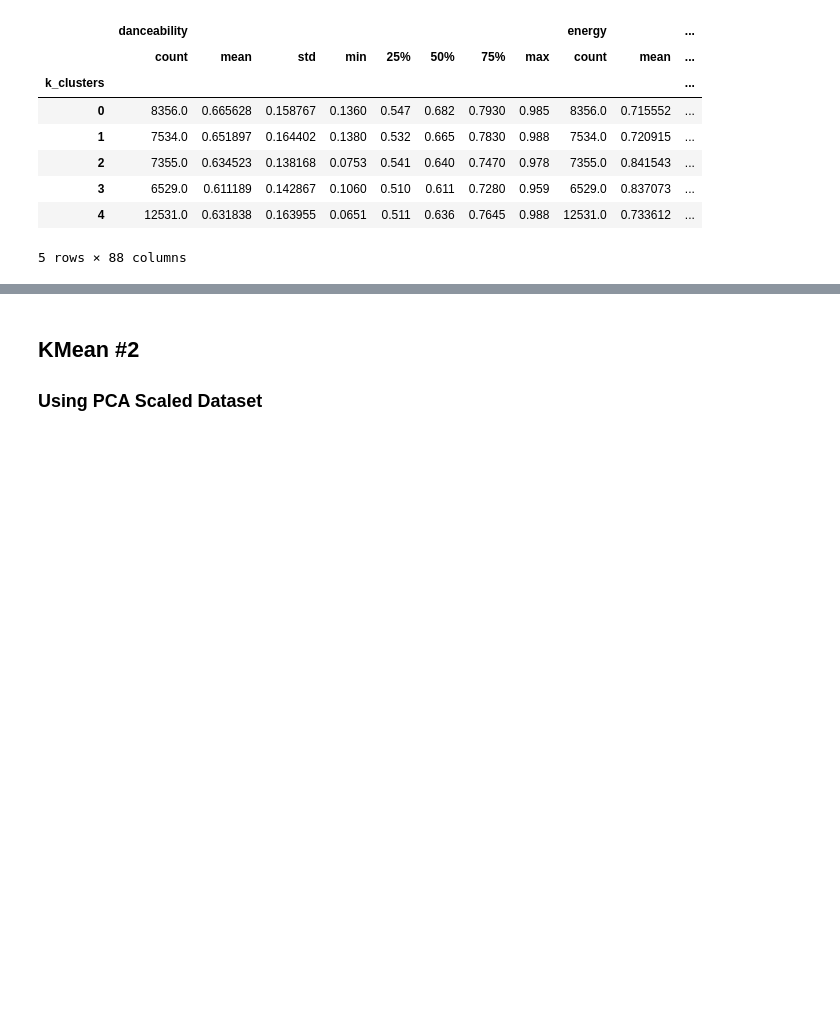
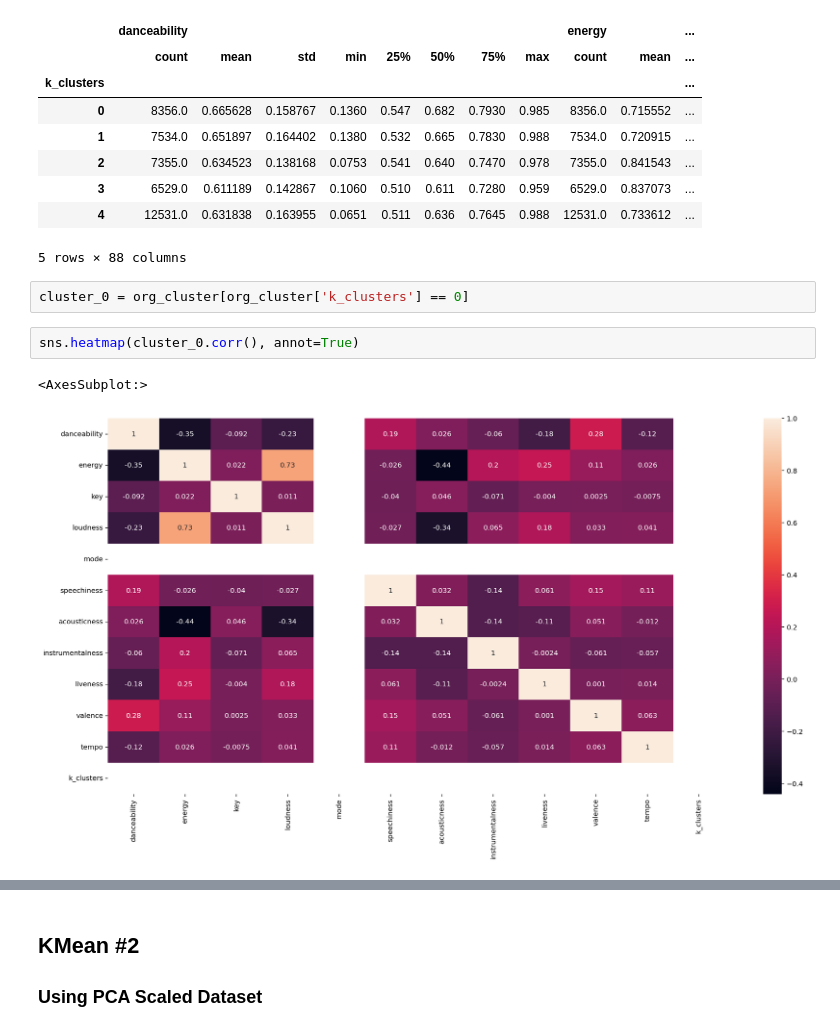
Before and after one commit to t7bui/KMean_Spotify, a Jupyter notebook: Research/research_data.ipynb, the cells around one changed output, grey strips where cells are left out. Cells and saved outputs as stored; diff of their text form; blank space fills up the shorter version.

```diff
--- a/Research/research_data.ipynb
+++ b/Research/research_data.ipynb
@@ -248,3 +323,10 @@ org_cluster.groupby('k_clusters').describe()
 | 3 | 6529.0 | 0.611189 | 0.142867 | 0.1060 | 0.510 | 0.611 | 0.7280 | 0.959 | 6529.0 | 0.837073 | ... |
 | 4 | 12531.0 | 0.631838 | 0.163955 | 0.0651 | 0.511 | 0.636 | 0.7645 | 0.988 | 12531.0 | 0.733612 | ... |
 5 rows × 88 columns
+# %%
+cluster_0 = org_cluster[org_cluster['k_clusters'] == 0]
+# %%
+sns.heatmap(cluster_0.corr(), annot=True)
+# %% [output]
+<AxesSubplot:>
+[figure, added]
```
Also changed, not shown: parts of 9 cells of this notebook.
